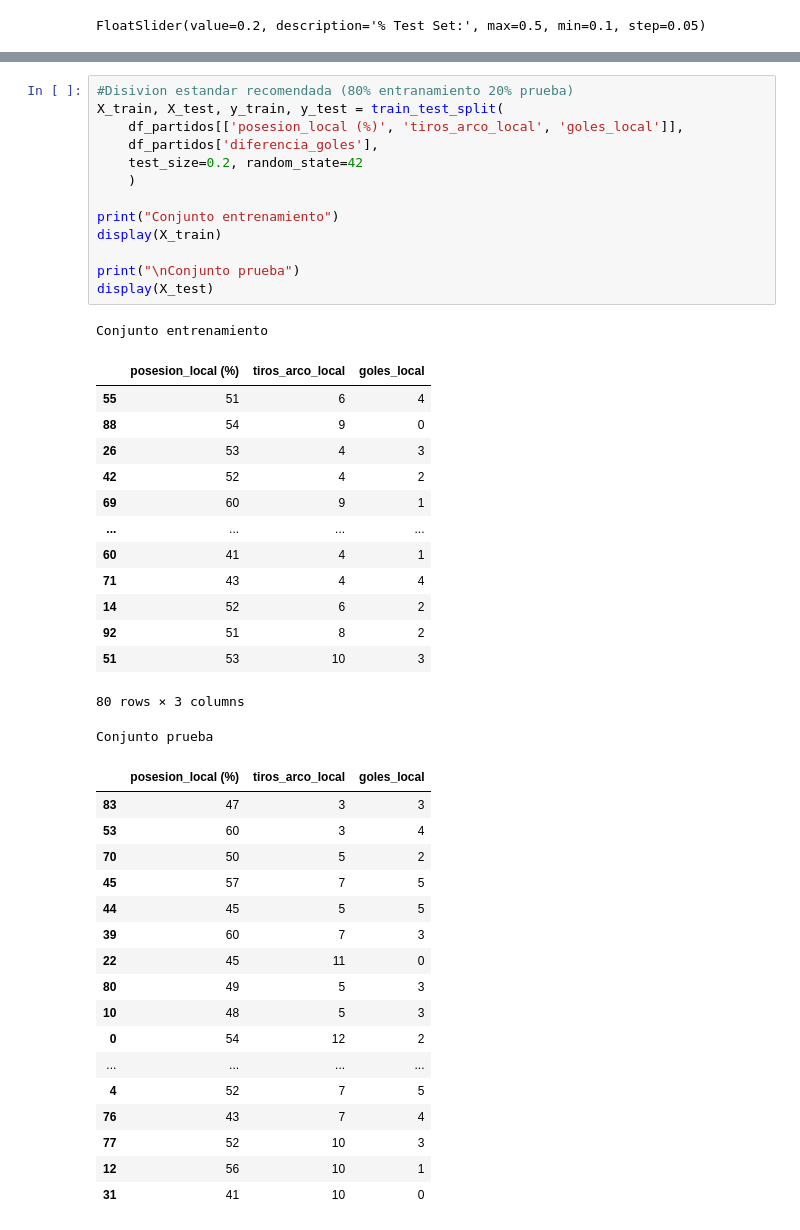
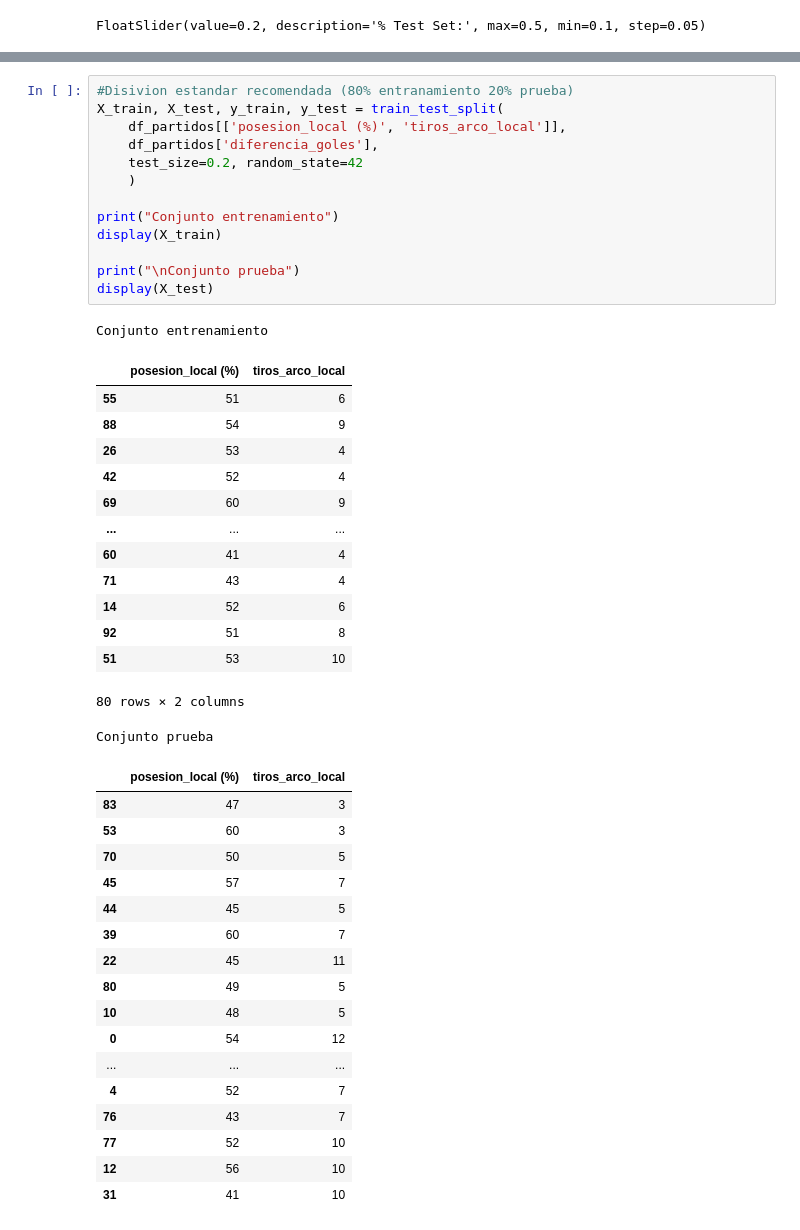
Before and after one commit to JuanLeguizamon97/fundamentos_ml, a Jupyter notebook: cebollitas.ipynb, the cells around one changed output, grey strips where cells are left out. Saved outputs shown, nothing was run; the diff lists cells and outputs as text.

```diff
--- a/cebollitas.ipynb
+++ b/cebollitas.ipynb
@@ -406,46 +409,46 @@ interactive(children=(FloatSlider(value=0.30000000000000004, description='% Test
 # %%
 #Disivion estandar recomendada (80% entranamiento 20% prueba)
 X_train, X_test, y_train, y_test = train_test_split(
-    df_partidos[['posesion_local (%)', 'tiros_arco_local', 'goles_local']],
+    df_partidos[['posesion_local (%)', 'tiros_arco_local']],
     df_partidos['diferencia_goles'],
     test_size=0.2, random_state=42
     )
 
 print("Conjunto entrenamiento")
 display(X_train)
 
 print("\nConjunto prueba")
 display(X_test)
 # %% [output]
 Conjunto entrenamiento
-|  | posesion_local (%) | tiros_arco_local | goles_local |
-| 55 | 51 | 6 | 4 |
-| 88 | 54 | 9 | 0 |
-| 26 | 53 | 4 | 3 |
-| 42 | 52 | 4 | 2 |
-| 69 | 60 | 9 | 1 |
-| ... | ... | ... | ... |
-| 60 | 41 | 4 | 1 |
-| 71 | 43 | 4 | 4 |
-| 14 | 52 | 6 | 2 |
-| 92 | 51 | 8 | 2 |
-| 51 | 53 | 10 | 3 |
+|  | posesion_local (%) | tiros_arco_local |
+| 55 | 51 | 6 |
+| 88 | 54 | 9 |
+| 26 | 53 | 4 |
+| 42 | 52 | 4 |
+| 69 | 60 | 9 |
+| ... | ... | ... |
+| 60 | 41 | 4 |
+| 71 | 43 | 4 |
+| 14 | 52 | 6 |
+| 92 | 51 | 8 |
+| 51 | 53 | 10 |
-80 rows × 3 columns
+80 rows × 2 columns
 Conjunto prueba
-|  | posesion_local (%) | tiros_arco_local | goles_local |
-| 83 | 47 | 3 | 3 |
-| 53 | 60 | 3 | 4 |
-| 70 | 50 | 5 | 2 |
-| 45 | 57 | 7 | 5 |
-| 44 | 45 | 5 | 5 |
-| 39 | 60 | 7 | 3 |
-| 22 | 45 | 11 | 0 |
-| 80 | 49 | 5 | 3 |
-| 10 | 48 | 5 | 3 |
-| 0 | 54 | 12 | 2 |
-| ... | ... | ... | ... |
-| 4 | 52 | 7 | 5 |
-| 76 | 43 | 7 | 4 |
-| 77 | 52 | 10 | 3 |
-| 12 | 56 | 10 | 1 |
-| 31 | 41 | 10 | 0 |
+|  | posesion_local (%) | tiros_arco_local |
+| 83 | 47 | 3 |
+| 53 | 60 | 3 |
+| 70 | 50 | 5 |
+| 45 | 57 | 7 |
+| 44 | 45 | 5 |
+| 39 | 60 | 7 |
+| 22 | 45 | 11 |
+| 80 | 49 | 5 |
+| 10 | 48 | 5 |
+| 0 | 54 | 12 |
+| ... | ... | ... |
+| 4 | 52 | 7 |
+| 76 | 43 | 7 |
+| 77 | 52 | 10 |
+| 12 | 56 | 10 |
+| 31 | 41 | 10 |
```
Also changed, not shown: parts of 17 cells of this notebook, 1 other file.
